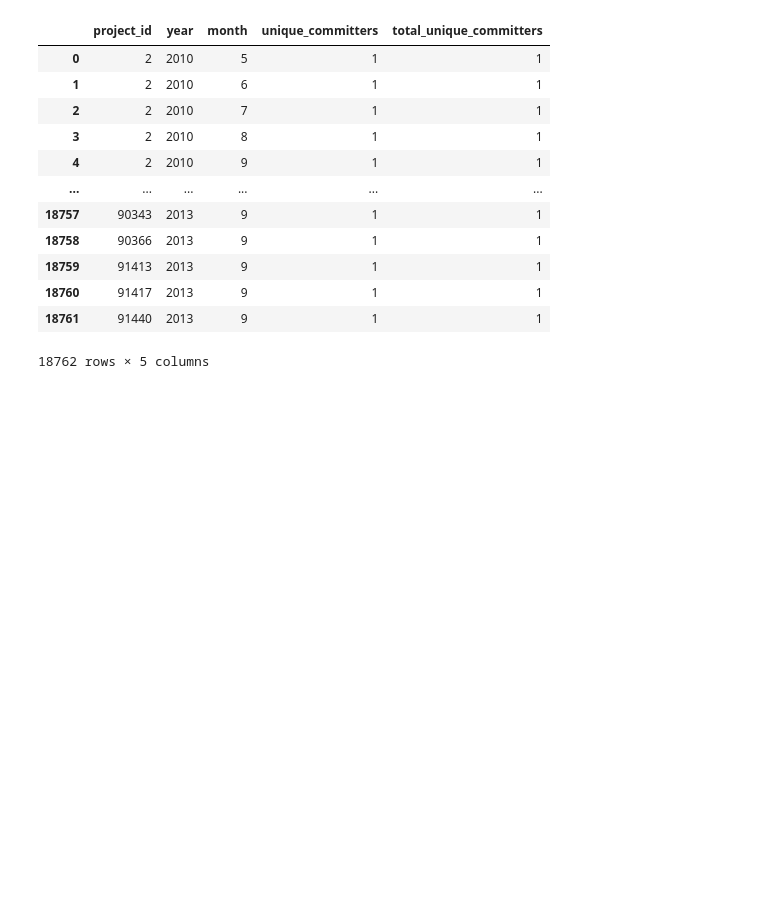
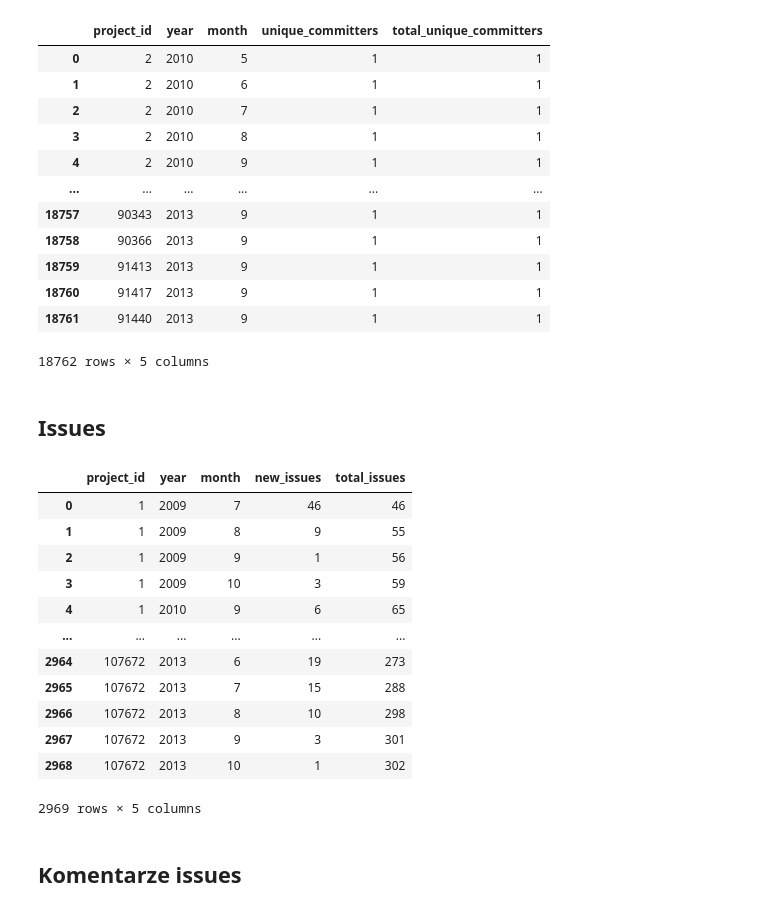
Before and after one commit to DuDiiC/engineering-thesis, a Jupyter notebook: notebooks/02_data_preparing/data_preparing.ipynb, the cells around one changed output. Drawn from its saved outputs; the diff is of its cells as text; code cells hidden in the pictures; blank space fills up the shorter version.

```diff
--- a/notebooks/02_data_preparing/data_preparing.ipynb
+++ b/notebooks/02_data_preparing/data_preparing.ipynb
@@ -149,3 +240,16 @@ committers
 | 18760 | 91417 | 2013 | 9 | 1 | 1 |
 | 18761 | 91440 | 2013 | 9 | 1 | 1 |
 18762 rows × 5 columns
+# %% [markdown]
+## Issues
+# %%
+def prepare_issues(issues):
+    """
+    opis
+    """
+
+    add_year_and_month_to_df(issues)
+    issues = add_new_issues_col(issues)
+    add_total_issues_col(issues)
+    issues.to_pickle('../../data/02_prepared_data/new_issues.pkl')
+    return issues
@@ -151,0 +277,19 @@ committers
+# %%
+issues = prepare_issues(pd.read_pickle('../../data/01_data_from_db/issues.pkl'))
+issues
+# %% [output]
+|  | project_id | year | month | new_issues | total_issues |
+| 0 | 1 | 2009 | 7 | 46 | 46 |
+| 1 | 1 | 2009 | 8 | 9 | 55 |
+| 2 | 1 | 2009 | 9 | 1 | 56 |
+| 3 | 1 | 2009 | 10 | 3 | 59 |
+| 4 | 1 | 2010 | 9 | 6 | 65 |
+| ... | ... | ... | ... | ... | ... |
+| 2964 | 107672 | 2013 | 6 | 19 | 273 |
+| 2965 | 107672 | 2013 | 7 | 15 | 288 |
+| 2966 | 107672 | 2013 | 8 | 10 | 298 |
+| 2967 | 107672 | 2013 | 9 | 3 | 301 |
+| 2968 | 107672 | 2013 | 10 | 1 | 302 |
+2969 rows × 5 columns
+# %% [markdown]
+## Komentarze issues
```
Also changed, not shown: parts of 67 cells of this notebook.
